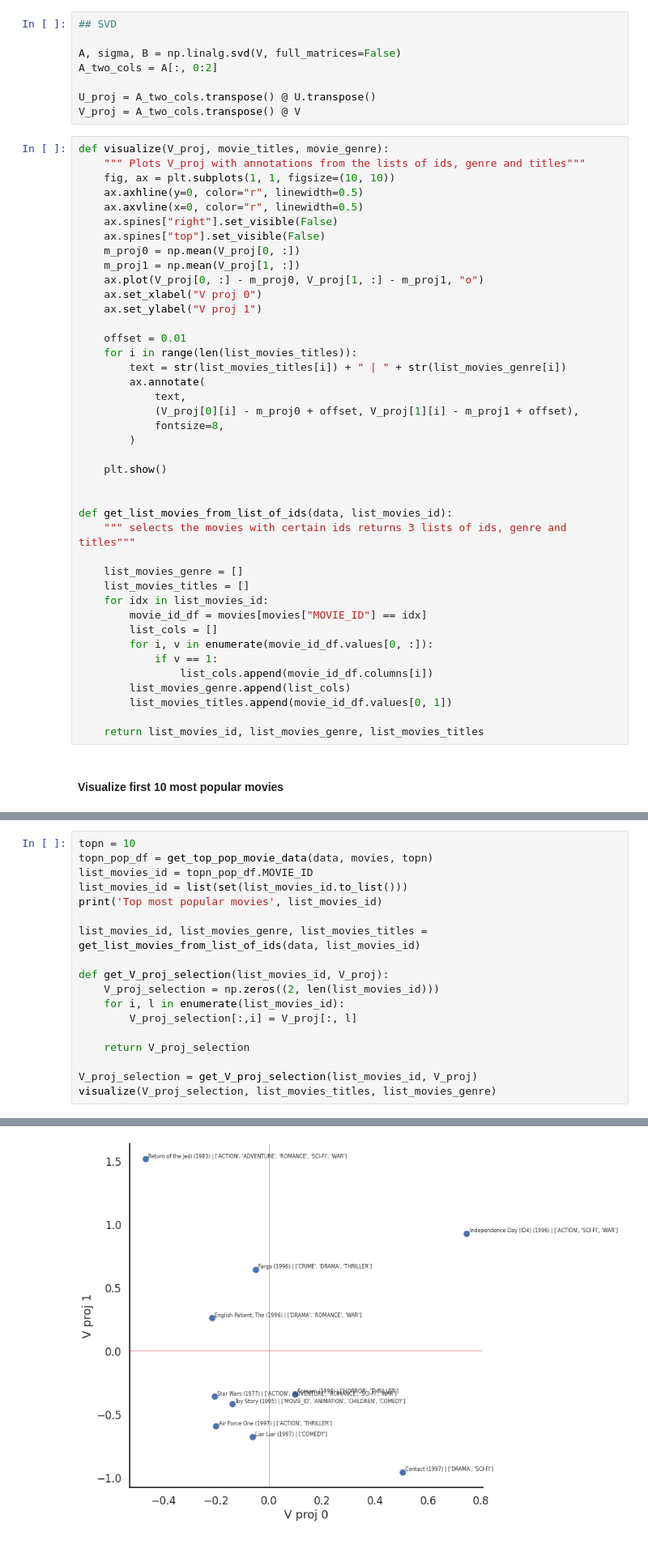
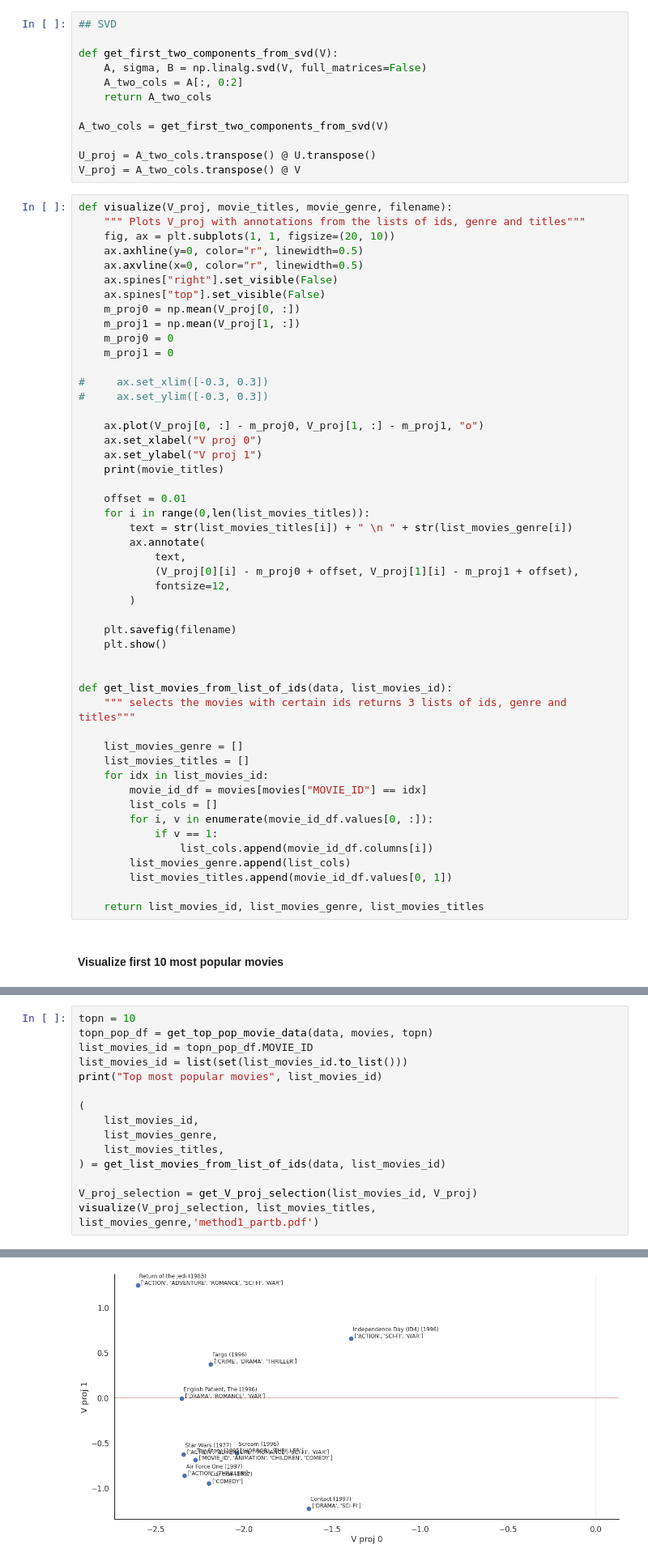
Before and after one commit to francescazfl/pandas, a Jupyter notebook: project2/sorina_project2.ipynb, the cells around one changed output, grey strips where cells are left out. Shown at 81% size. Drawn from its saved outputs; the diff is of its cells as text.

Commit message:
method 1 and method 3

```diff
--- a/project2/sorina_project2.ipynb
+++ b/project2/sorina_project2.ipynb
@@ -181,34 +198,46 @@ dim V [k x n] (20, 1682)
 # %%
 ## SVD
 
-A, sigma, B = np.linalg.svd(V, full_matrices=False)
-A_two_cols = A[:, 0:2]
+def get_first_two_components_from_svd(V):
+    A, sigma, B = np.linalg.svd(V, full_matrices=False)
+    A_two_cols = A[:, 0:2]
+    return A_two_cols
+
+A_two_cols = get_first_two_components_from_svd(V)
 
 U_proj = A_two_cols.transpose() @ U.transpose()
 V_proj = A_two_cols.transpose() @ V
 # %%
-def visualize(V_proj, movie_titles, movie_genre):
+def visualize(V_proj, movie_titles, movie_genre, filename):
     """ Plots V_proj with annotations from the lists of ids, genre and titles"""
-    fig, ax = plt.subplots(1, 1, figsize=(10, 10))
+    fig, ax = plt.subplots(1, 1, figsize=(20, 10))
     ax.axhline(y=0, color="r", linewidth=0.5)
     ax.axvline(x=0, color="r", linewidth=0.5)
     ax.spines["right"].set_visible(False)
     ax.spines["top"].set_visible(False)
     m_proj0 = np.mean(V_proj[0, :])
     m_proj1 = np.mean(V_proj[1, :])
+    m_proj0 = 0
+    m_proj1 = 0
+
+#     ax.set_xlim([-0.3, 0.3])
+#     ax.set_ylim([-0.3, 0.3])
+
     ax.plot(V_proj[0, :] - m_proj0, V_proj[1, :] - m_proj1, "o")
     ax.set_xlabel("V proj 0")
     ax.set_ylabel("V proj 1")
+    print(movie_titles)
 
     offset = 0.01
-    for i in range(len(list_movies_titles)):
-        text = str(list_movies_titles[i]) + " | " + str(list_movies_genre[i])
+    for i in range(0,len(list_movies_titles)):
+        text = str(list_movies_titles[i]) + " \n " + str(list_movies_genre[i])
         ax.annotate(
             text,
             (V_proj[0][i] - m_proj0 + offset, V_proj[1][i] - m_proj1 + offset),
-            fontsize=8,
+            fontsize=12,
         )
 
+    plt.savefig(filename)
     plt.show()
 
 
@@ -234,18 +274,15 @@ topn = 10
 topn_pop_df = get_top_pop_movie_data(data, movies, topn)
 list_movies_id = topn_pop_df.MOVIE_ID
 list_movies_id = list(set(list_movies_id.to_list()))
-print('Top most popular movies', list_movies_id)
+print("Top most popular movies", list_movies_id)
 
-list_movies_id, list_movies_genre, list_movies_titles = get_list_movies_from_list_of_ids(data, list_movies_id)
-
-def get_V_proj_selection(list_movies_id, V_proj):
-    V_proj_selection = np.zeros((2, len(list_movies_id)))
-    for i, l in enumerate(list_movies_id):
-        V_proj_selection[:,i] = V_proj[:, l]
-
-    return V_proj_selection
+(
+    list_movies_id,
+    list_movies_genre,
+    list_movies_titles,
+) = get_list_movies_from_list_of_ids(data, list_movies_id)
 
 V_proj_selection = get_V_proj_selection(list_movies_id, V_proj)
-visualize(V_proj_selection, list_movies_titles, list_movies_genre)
+visualize(V_proj_selection, list_movies_titles, list_movies_genre,'method1_partb.pdf')
 # %% [output]
 Top most popular movies [288, 1, 258, 100, 294, 300, 50, 181, 121, 286]
@@ -253 +290 @@ Top most popular movies [288, 1, 258, 100, 294, 300, 50, 181, 121, 286]
-[figure, old version]
+[figure, new version]
```
Also changed, not shown: parts of 26 cells of this notebook.
